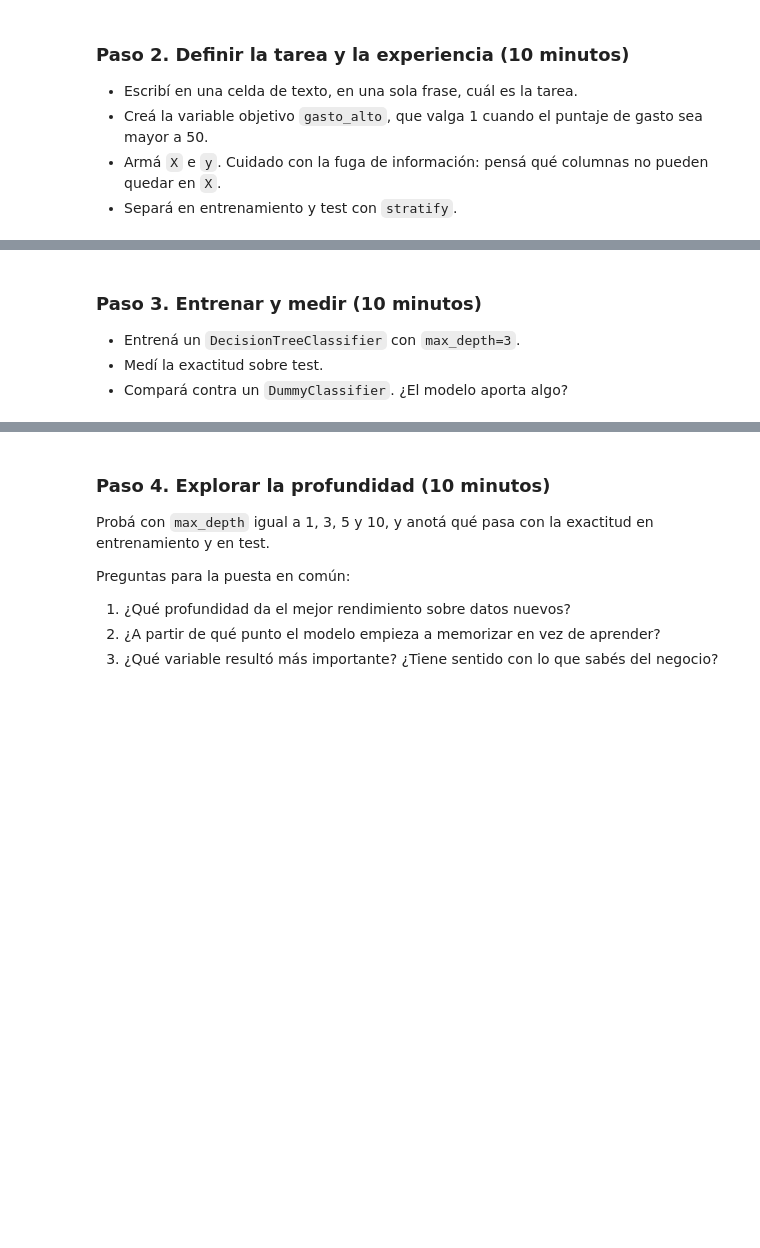
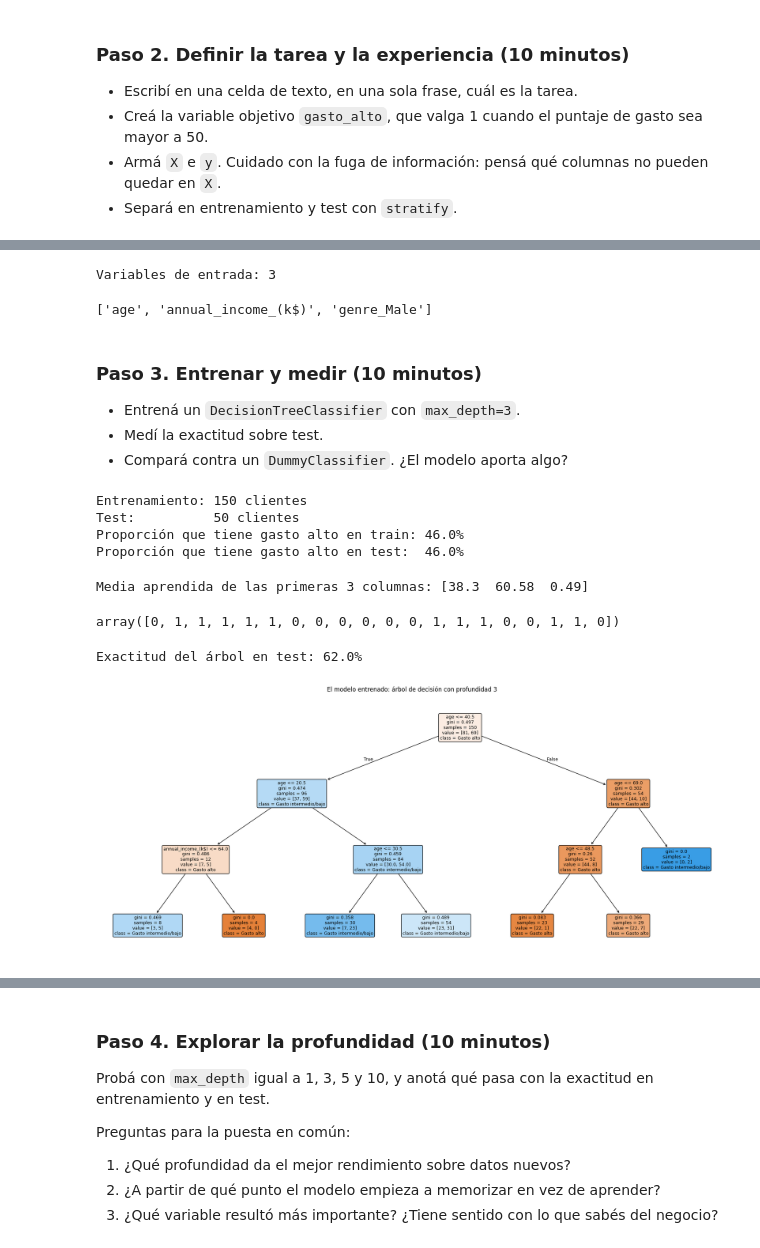
Before and after one commit to EmiiFernandez/actividades_data_sciente_ypf, a Jupyter notebook: notebook/C10_Notebook-14.ipynb, the cells around one changed output, grey strips where cells are left out. Cells and saved outputs as stored; diff of their text form; code cells hidden in the pictures; blank space fills up the shorter version.

```diff
--- a/notebook/C10_Notebook-14.ipynb
+++ b/notebook/C10_Notebook-14.ipynb
@@ -501,0 +651,5 @@ clientes.shape
+# %%
+UMBRAL = 50
+clientes_limpio_enc['gasto_alto'] = (clientes_limpio_enc['spending_score_(1-100)'] >= UMBRAL).astype(int)
+
+clientes_limpio_enc['gasto_alto'].value_counts()
@@ -502,3 +669,13 @@ clientes.shape
+# %%
+# La variable objetivo y todo lo que se derive de ella salen de X
+X = clientes_limpio_enc.drop(columns=['gasto_alto', 'spending_score_(1-100)'])
+y = clientes_limpio_enc['gasto_alto']
+
+print('Variables de entrada:', X.shape[1])
+X.columns.tolist()
+# %% [output]
+Variables de entrada: 3
+['age', 'annual_income_(k$)', 'genre_Male']
 # %% [markdown]
 ### Paso 3. Entrenar y medir (10 minutos)
 
@@ -509,0 +685,54 @@ clientes.shape
+# %%
+X_train, X_test, y_train, y_test = train_test_split(
+    X, y,
+    test_size=0.25,
+    random_state=42,
+    stratify=y
+)
+
+print(f'Entrenamiento: {X_train.shape[0]} clientes')
+print(f'Test:          {X_test.shape[0]} clientes')
+print(f'Proporción que tiene gasto alto en train: {y_train.mean():.1%}')
+print(f'Proporción que tiene gasto alto en test:  {y_test.mean():.1%}')
+# %% [output]
+Entrenamiento: 150 clientes
+Test:          50 clientes
+Proporción que tiene gasto alto en train: 46.0%
+Proporción que tiene gasto alto en test:  46.0%
+# %%
+scaler = StandardScaler()
+X_train_esc = scaler.fit_transform(X_train)
+X_test_esc = scaler.transform(X_test)   # transform, no fit_transform
+
+print('Media aprendida de las primeras 3 columnas:', scaler.mean_[:3].round(2))
+# %% [output]
+Media aprendida de las primeras 3 columnas: [38.3  60.58  0.49]
+# %%
+# 1. Crear el modelo
+arbol = DecisionTreeClassifier(max_depth=3, random_state=42)
+
+# 2. Entrenar: acá ocurre el aprendizaje
+arbol.fit(X_train, y_train)
+
+# 3. Predecir sobre datos que el modelo no vio
+y_pred = arbol.predict(X_test)
+
+y_pred[:20]
+# %% [output]
+array([0, 1, 1, 1, 1, 1, 0, 0, 0, 0, 0, 0, 1, 1, 1, 0, 0, 1, 1, 0])
+# %%
+exactitud = accuracy_score(y_test, y_pred)
+print(f'Exactitud del árbol en test: {exactitud:.1%}')
+# %% [output]
+Exactitud del árbol en test: 62.0%
+# %%
+fig, ax = plt.subplots(figsize=(18, 8))
+plot_tree(arbol,
+          feature_names=X.columns,
+          class_names=['Gasto alto', 'Gasto intermedio/bajo'],
+          filled=True, rounded=True, fontsize=9, ax=ax)
+ax.set_title('El modelo entrenado: árbol de decisión con profundidad 3')
+plt.tight_layout()
+plt.show()
+# %% [output]
+[figure, added]
```
Also changed, not shown: parts of 21 cells of this notebook.
